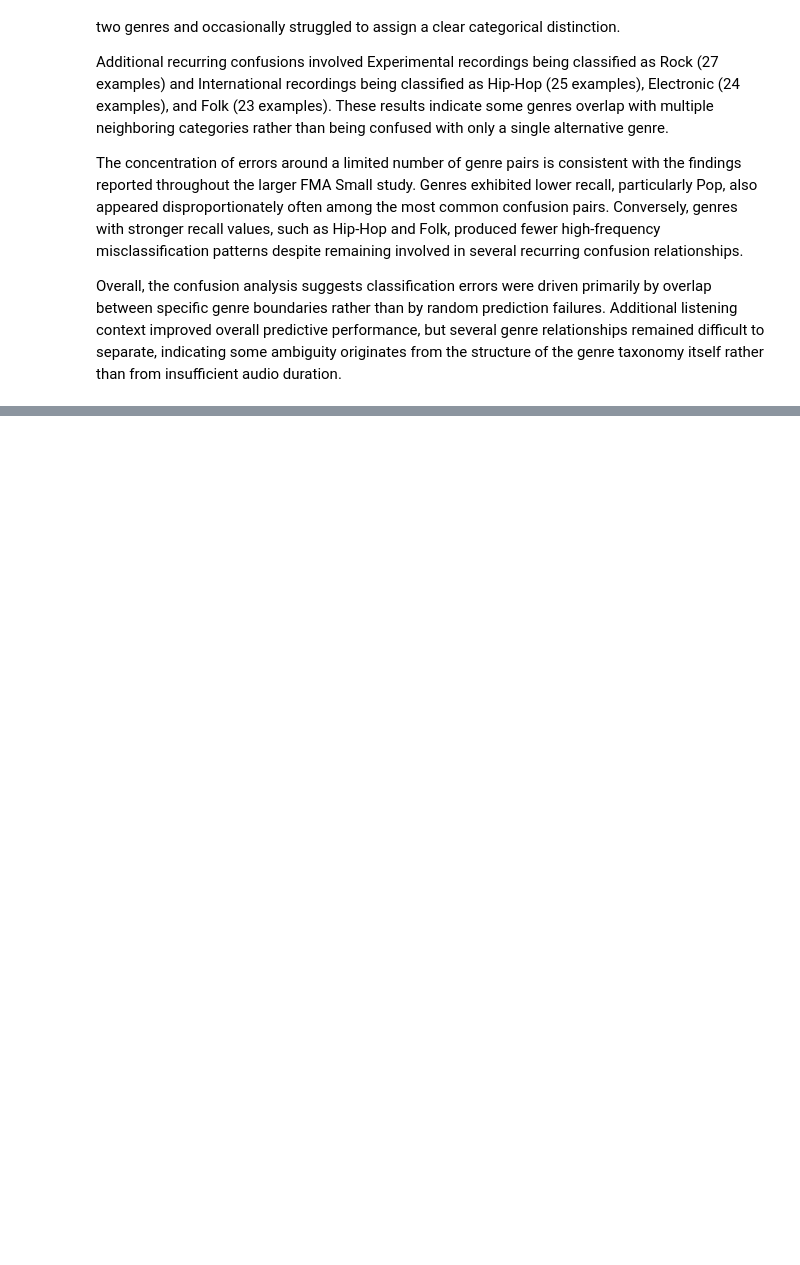
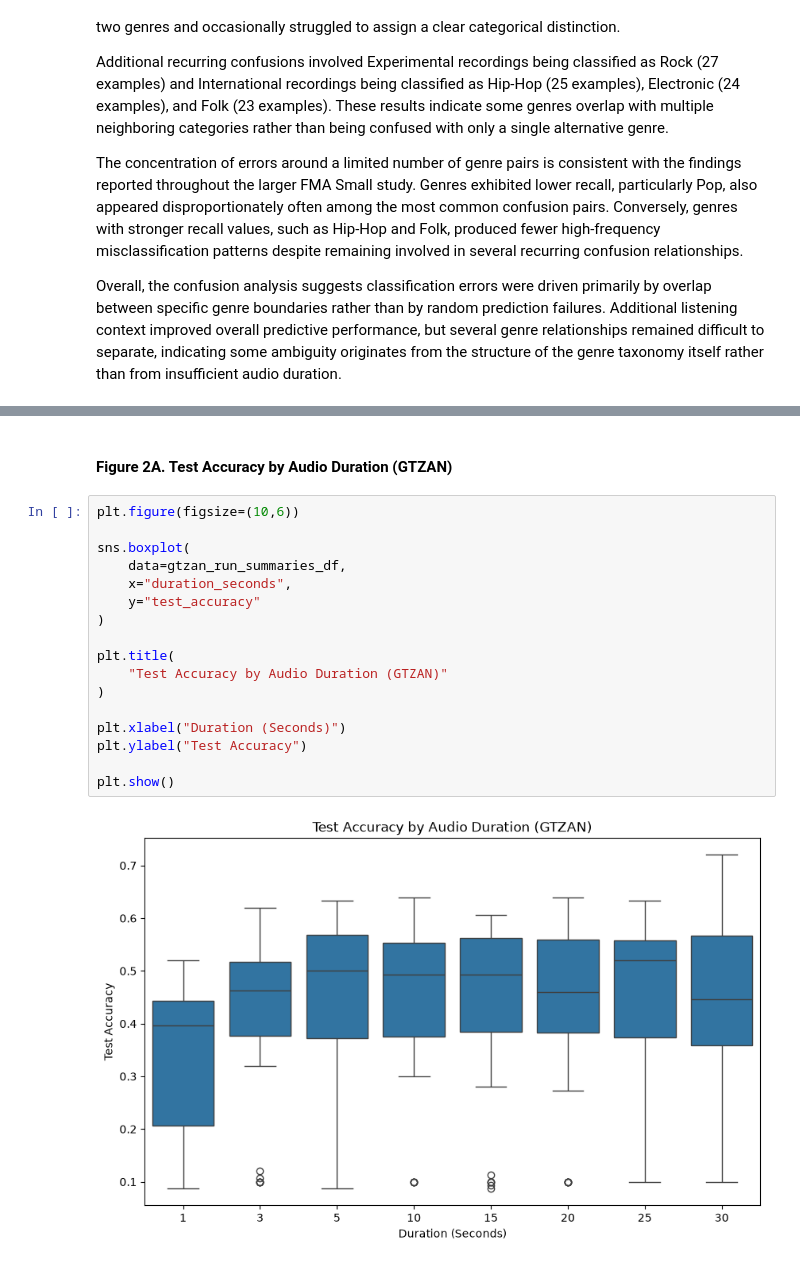
Before and after one commit to d-bruning/deep-learning-audio-classification, a Jupyter notebook: overview.ipynb, the cells around one changed output, grey strips where cells are left out. Saved outputs shown, nothing was run; the diff lists cells and outputs as text; blank space fills up the shorter version.

```diff
--- a/overview.ipynb
+++ b/overview.ipynb
@@ -1417,0 +1545,21 @@ https://github.com/d-bruning/deep-learning-audio-classification/blob/main/gtzan_
+# %% [markdown]
+#### Figure 2A. Test Accuracy by Audio Duration (GTZAN)
+# %%
+plt.figure(figsize=(10,6))
+
+sns.boxplot(
+    data=gtzan_run_summaries_df,
+    x="duration_seconds",
+    y="test_accuracy"
+)
+
+plt.title(
+    "Test Accuracy by Audio Duration (GTZAN)"
+)
+
+plt.xlabel("Duration (Seconds)")
+plt.ylabel("Test Accuracy")
+
+plt.show()
+# %% [output]
+[figure, added]
```
Also changed, not shown: parts of 86 cells of this notebook, 1 other file.
